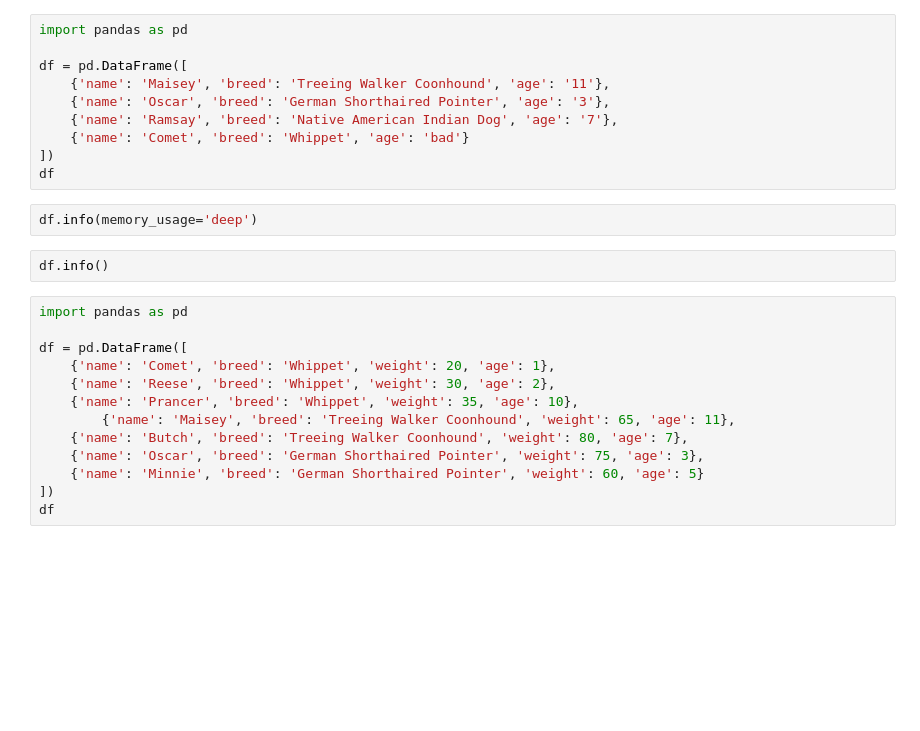
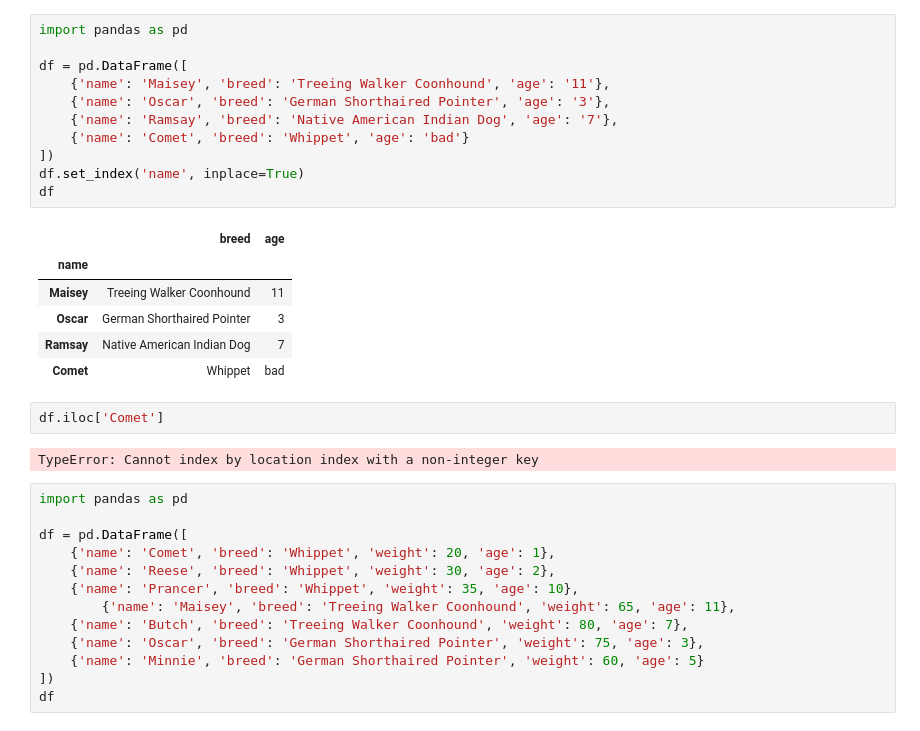
Before and after one commit to mvolkmann/blog, a Jupyter notebook: src/python/playground.ipynb, the cells around one changed output. Saved outputs shown, nothing was run; the diff lists cells and outputs as text; blank space fills up the shorter version.

```diff
--- a/src/python/playground.ipynb
+++ b/src/python/playground.ipynb
@@ -1,17 +1,25 @@
 # %%
 import pandas as pd
 
 df = pd.DataFrame([
     {'name': 'Maisey', 'breed': 'Treeing Walker Coonhound', 'age': '11'},
     {'name': 'Oscar', 'breed': 'German Shorthaired Pointer', 'age': '3'},
     {'name': 'Ramsay', 'breed': 'Native American Indian Dog', 'age': '7'},
     {'name': 'Comet', 'breed': 'Whippet', 'age': 'bad'}
 ])
+df.set_index('name', inplace=True)
 df
+# %% [output]
+|  | breed | age |
+| name |  |  |
+| Maisey | Treeing Walker Coonhound | 11 |
+| Oscar | German Shorthaired Pointer | 3 |
+| Ramsay | Native American Indian Dog | 7 |
+| Comet | Whippet | bad |
-# %%
-df.info(memory_usage='deep')
-# %%
-df.info()
+# %%
+df.iloc['Comet']
+# %% [output]
+TypeError: Cannot index by location index with a non-integer key
 # %%
 import pandas as pd
 
```
Also changed, not shown: parts of 5 cells of this notebook, 6 other files.
